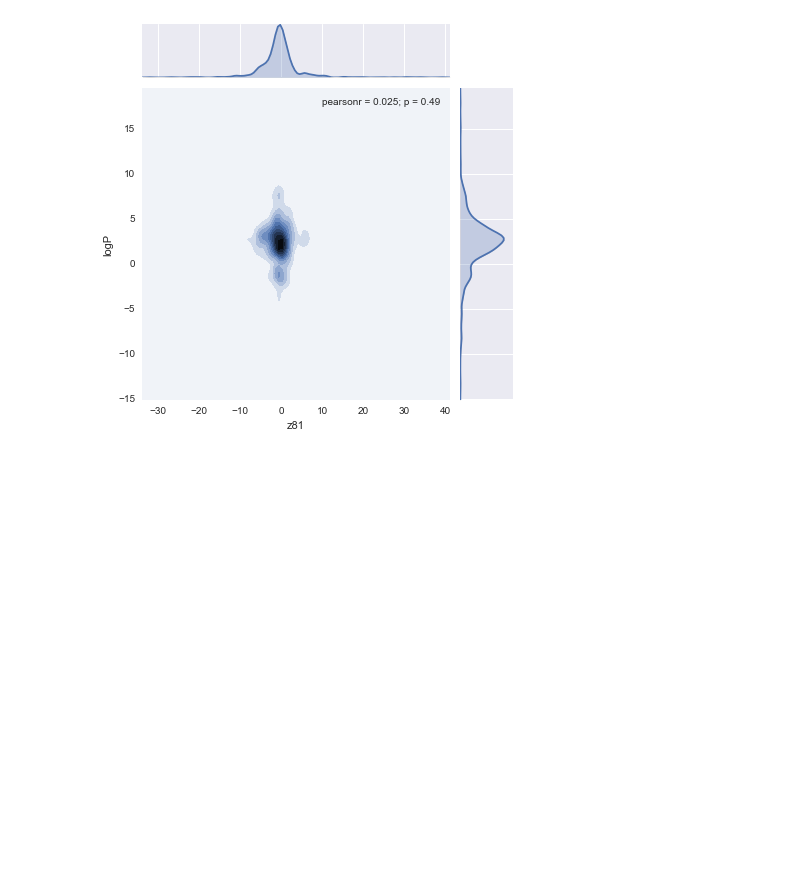
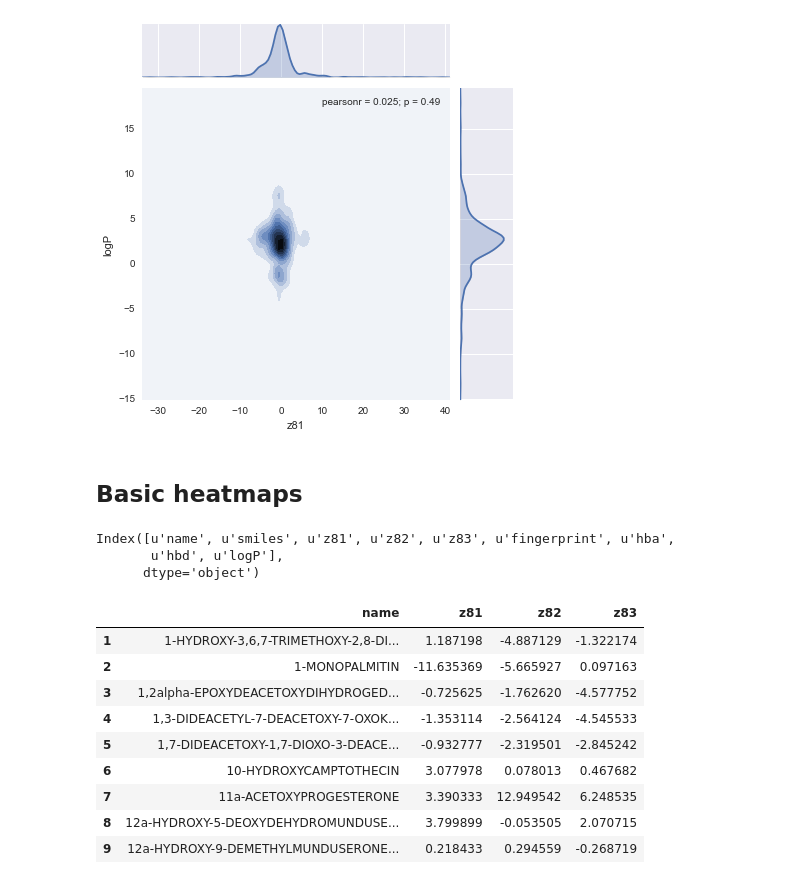
Before and after one commit to tentrillion/ipython_notebooks, a Jupyter notebook: genetic_vs_chemical_distance_try_2.ipynb, the cells around one changed output. Drawn from its saved outputs; the diff is of its cells as text; code cells hidden in the pictures; blank space fills up the shorter version.

```diff
--- a/genetic_vs_chemical_distance_try_2.ipynb
+++ b/genetic_vs_chemical_distance_try_2.ipynb
@@ -260,3 +260,11 @@ sns.jointplot('z81', 'logP', data = james_data, kind = 'kde')
 # %% [output]
 <seaborn.axisgrid.JointGrid at 0x...>
 [figure]
+# %% [markdown]
+## Basic heatmaps
+# %%
+james_data.columns
+# %% [output]
+Index([u'name', u'smiles', u'z81', u'z82', u'z83', u'fingerprint', u'hba',
+       u'hbd', u'logP'],
+      dtype='object')
@@ -262,0 +273,14 @@ sns.jointplot('z81', 'logP', data = james_data, kind = 'kde')
+# %%
+trunc_james_data = james_data[['name', 'z81', 'z82', 'z83']]
+trunc_james_data[0:9]
+# %% [output]
+|  | name | z81 | z82 | z83 |
+| 1 | 1-HYDROXY-3,6,7-TRIMETHOXY-2,8-DI... | 1.187198 | -4.887129 | -1.322174 |
+| 2 | 1-MONOPALMITIN | -11.635369 | -5.665927 | 0.097163 |
+| 3 | 1,2alpha-EPOXYDEACETOXYDIHYDROGED... | -0.725625 | -1.762620 | -4.577752 |
+| 4 | 1,3-DIDEACETYL-7-DEACETOXY-7-OXOK... | -1.353114 | -2.564124 | -4.545533 |
+| 5 | 1,7-DIDEACETOXY-1,7-DIOXO-3-DEACE... | -0.932777 | -2.319501 | -2.845242 |
+| 6 | 10-HYDROXYCAMPTOTHECIN | 3.077978 | 0.078013 | 0.467682 |
+| 7 | 11a-ACETOXYPROGESTERONE | 3.390333 | 12.949542 | 6.248535 |
+| 8 | 12a-HYDROXY-5-DEOXYDEHYDROMUNDUSE... | 3.799899 | -0.053505 | 2.070715 |
+| 9 | 12a-HYDROXY-9-DEMETHYLMUNDUSERONE... | 0.218433 | 0.294559 | -0.268719 |
```
Also changed, not shown: parts of 2 cells of this notebook.
